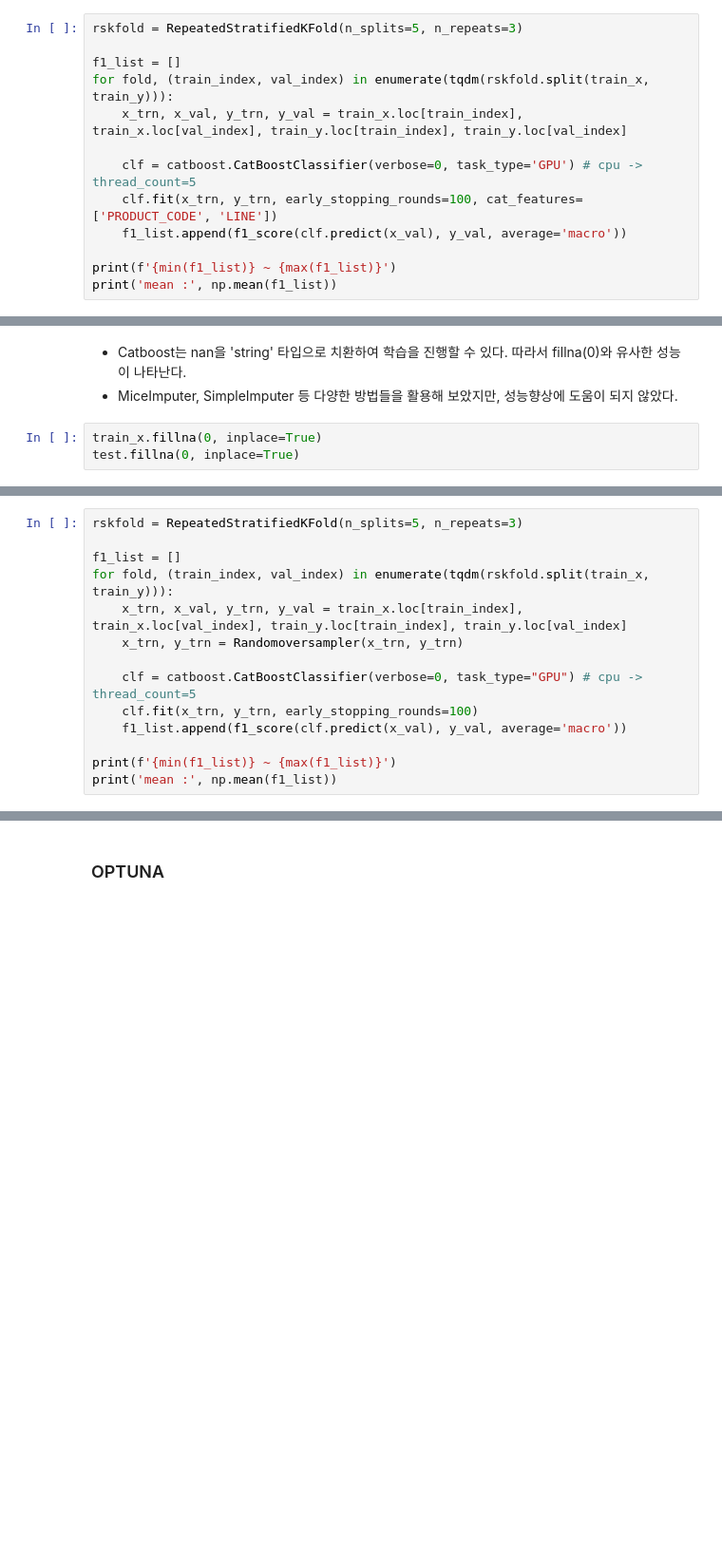
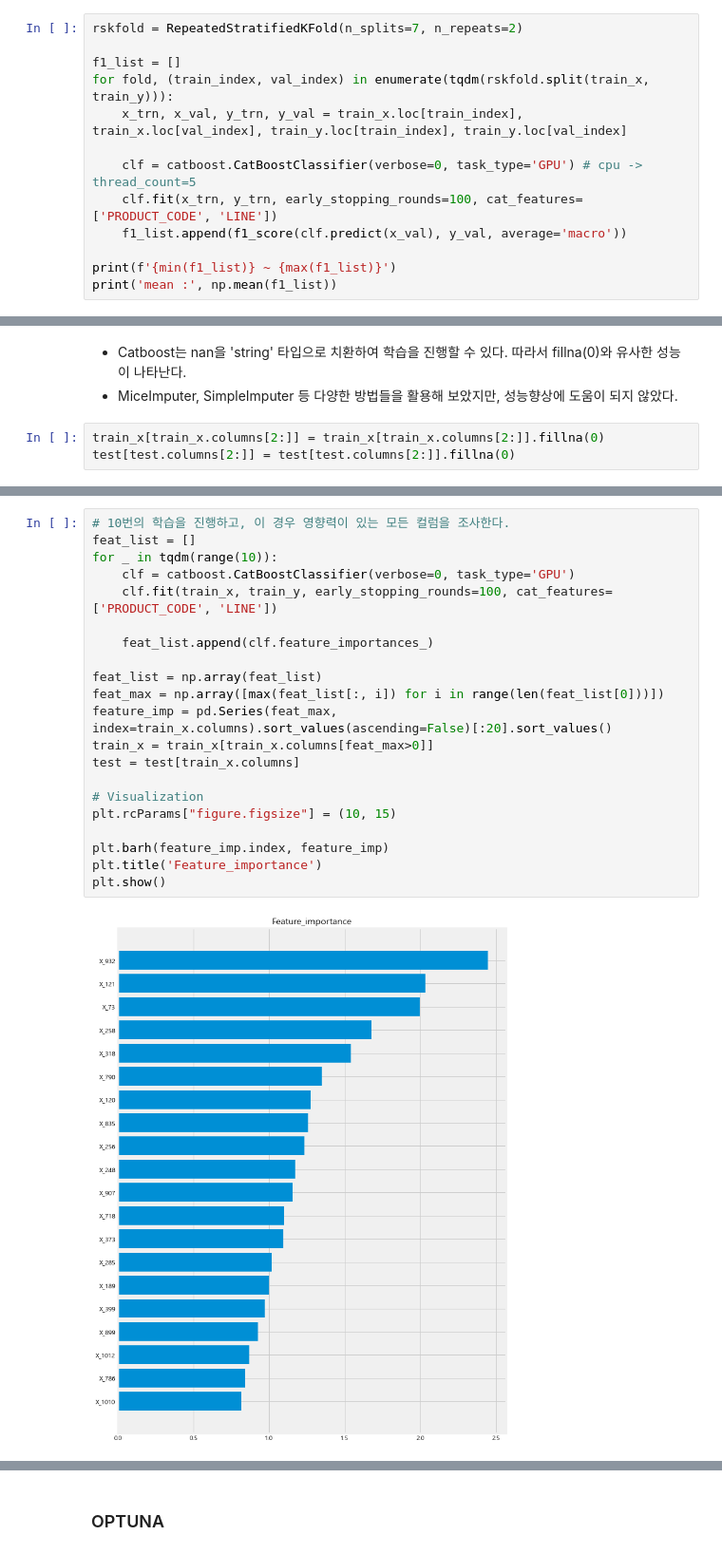
Before and after one commit to Sungjeonghyun/LG_Aimers_2nd, a Jupyter notebook: 정현/이거이거이거이거.ipynb, the cells around one changed output, grey strips where cells are left out. Shown: that part at 95% size. Saved outputs shown, nothing was run; the diff lists cells and outputs as text; blank space fills up the shorter version.

```diff
--- a/정현/이거이거이거이거.ipynb
+++ b/정현/이거이거이거이거.ipynb
@@ -128,7 +125,7 @@ Name: Y_Class, dtype: int64
 * RepeatedStratifiedKFold를 활용하면 추후 test set의 결과를 추정할 수 있다.
 * rskfold를 활용한 결과를 개선해나가는 것이 목표
 # %%
-rskfold = RepeatedStratifiedKFold(n_splits=5, n_repeats=3)
+rskfold = RepeatedStratifiedKFold(n_splits=7, n_repeats=2)
 
 f1_list = []
 for fold, (train_index, val_index) in enumerate(tqdm(rskfold.split(train_x, train_y))):
@@ -259,5 +156,5 @@ msno.matrix(train_x[train_x.columns[130:150]])
 * Catboost는 nan을 'string' 타입으로 치환하여 학습을 진행할 수 있다. 따라서 fillna(0)와 유사한 성능이 나타난다.
 * MiceImputer, SimpleImputer 등 다양한 방법들을 활용해 보았지만, 성능향상에 도움이 되지 않았다.
 # %%
-train_x.fillna(0, inplace=True)
-test.fillna(0, inplace=True)
+train_x[train_x.columns[2:]] = train_x[train_x.columns[2:]].fillna(0)
+test[test.columns[2:]] = test[test.columns[2:]].fillna(0)
@@ -308,14 +160,0 @@ def Borderline_SMOTE(train_x_df, train_y_df):
-# %%
-rskfold = RepeatedStratifiedKFold(n_splits=5, n_repeats=3)
-
-f1_list = []
-for fold, (train_index, val_index) in enumerate(tqdm(rskfold.split(train_x, train_y))):
-    x_trn, x_val, y_trn, y_val = train_x.loc[train_index], train_x.loc[val_index], train_y.loc[train_index], train_y.loc[val_index]
-    x_trn, y_trn = Randomoversampler(x_trn, y_trn)
-
-    clf = catboost.CatBoostClassifier(verbose=0, task_type="GPU") # cpu -> thread_count=5
-    clf.fit(x_trn, y_trn, early_stopping_rounds=100)
-    f1_list.append(f1_score(clf.predict(x_val), y_val, average='macro'))
-
-print(f'{min(f1_list)} ~ {max(f1_list)}')
-print('mean :', np.mean(f1_list))
@@ -329,0 +171,23 @@ mean : 0.6521097147005214
+# %%
+# 10번의 학습을 진행하고, 이 경우 영향력이 있는 모든 컬럼을 조사한다.
+feat_list = []
+for _ in tqdm(range(10)):
+    clf = catboost.CatBoostClassifier(verbose=0, task_type='GPU')
+    clf.fit(train_x, train_y, early_stopping_rounds=100, cat_features=['PRODUCT_CODE', 'LINE'])
+
+    feat_list.append(clf.feature_importances_)
+
+feat_list = np.array(feat_list)
+feat_max = np.array([max(feat_list[:, i]) for i in range(len(feat_list[0]))])
+feature_imp = pd.Series(feat_max, index=train_x.columns).sort_values(ascending=False)[:20].sort_values()
+train_x = train_x[train_x.columns[feat_max>0]]
+test = test[train_x.columns]
+
+# Visualization
+plt.rcParams["figure.figsize"] = (10, 15)
+
+plt.barh(feature_imp.index, feature_imp)
+plt.title('Feature_importance')
+plt.show()
+# %% [output]
+[figure, new version]
```
Also changed, not shown: parts of 74 cells of this notebook, 10 other files.
